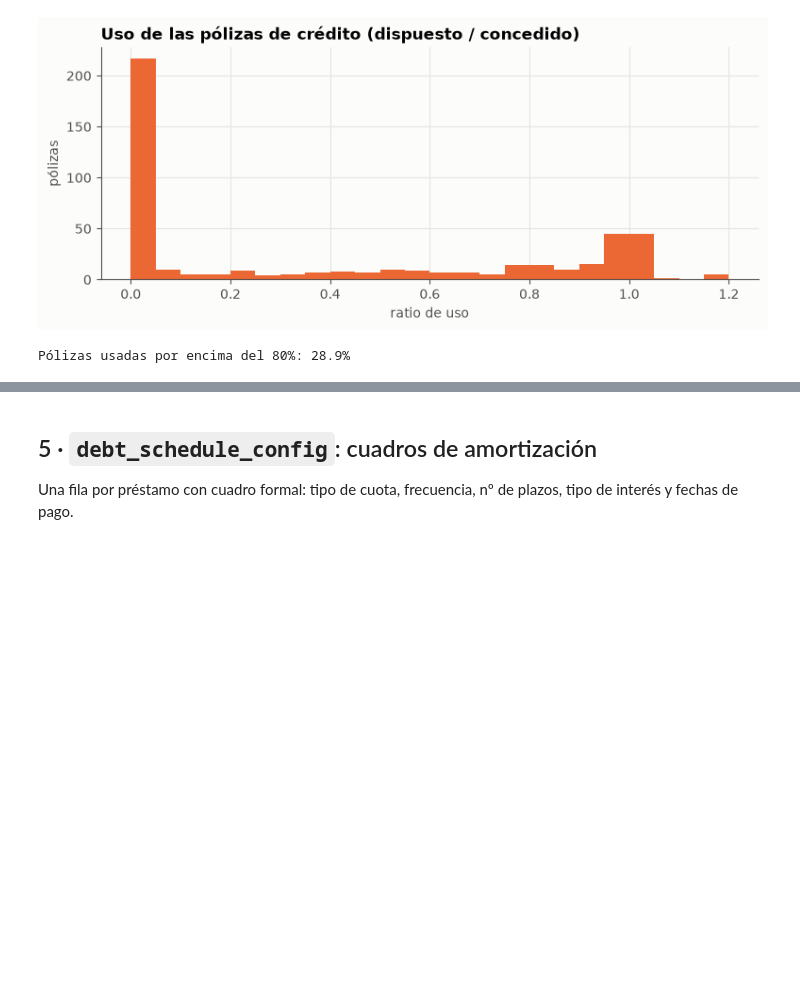
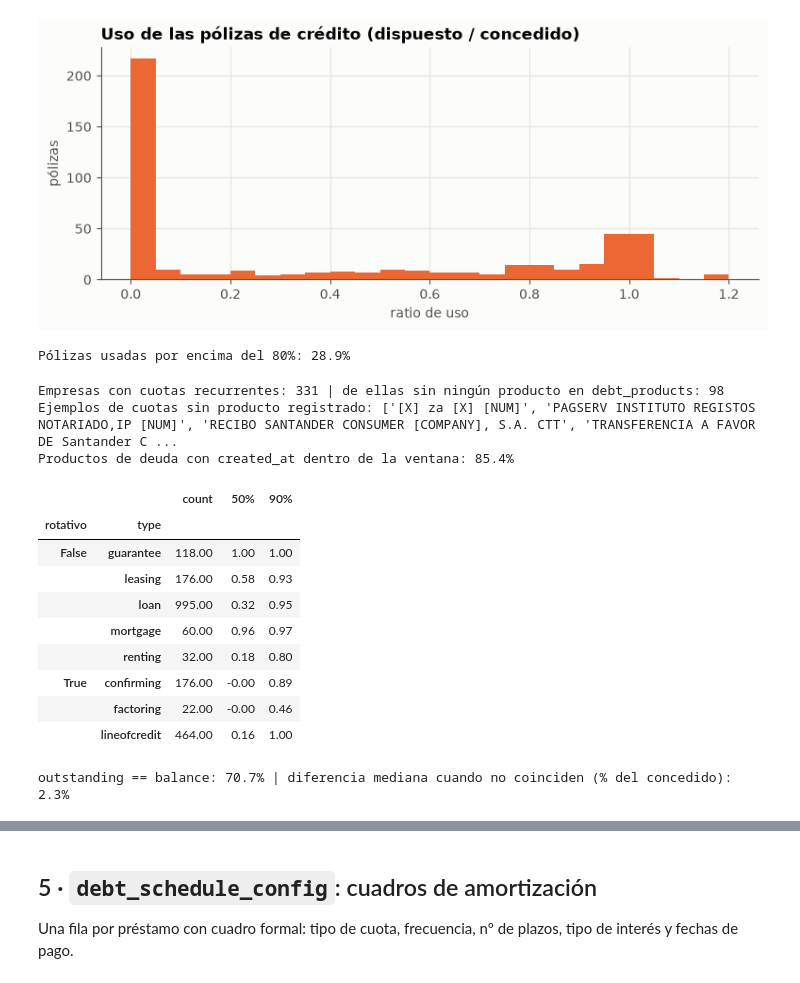
Before and after one commit to anderescaray/every-hackspain, a Jupyter notebook: notebooks/01_exploracion_datos.ipynb, the cells around one changed output, grey strips where cells are left out. Drawn from its saved outputs; the diff is of its cells as text; code cells hidden in the pictures; blank space fills up the shorter version.

```diff
--- a/notebooks/01_exploracion_datos.ipynb
+++ b/notebooks/01_exploracion_datos.ipynb
@@ -387,4 +387,43 @@ print("Pólizas usadas por encima del 80%:", pct((uso > 0.8).mean()))
 # %% [output]
 [figure]
 Pólizas usadas por encima del 80%: 28.9%
+# %%
+# 1) ¿Cubre el registro a todas las empresas que pagan deuda? Cuotas recurrentes (>= 6 meses) sin producto registrado
+pagos = tx[(tx.category == "debt_repayment") & (tx.amount < 0) & (tx.date < "2026-09-01")]
+meses_cuota = pagos.groupby("company_id").date.apply(lambda s: s.dt.to_period("M").nunique())
+recurrentes = set(meses_cuota[meses_cuota >= 6].index)
+sin_registro = recurrentes - set(debt.company_id)
+print(f"Empresas con cuotas recurrentes: {len(recurrentes)} | de ellas sin ningún producto en debt_products: {len(sin_registro)}")
+print("Ejemplos de cuotas sin producto registrado:",
+      pagos[pagos.company_id.isin(sin_registro)].description.str[:45].value_counts().head(4).index.tolist())
+
+# 2) created_at de la deuda = fecha de conexión a Embat, no de firma
+print("Productos de deuda con created_at dentro de la ventana:", pct((debt.created_at >= "2024-09-01").mean()))
+
+# 3) Uso (dispuesto / concedido): solo tiene sentido en productos rotativos
+rotativos = {"lineofcredit", "confirming", "factoring"}
+uso = debt.assign(uso=debt.outstanding / debt.granted.where(debt.granted < 0),
+                  rotativo=debt.type.isin(rotativos))
+display(uso.groupby(["rotativo", "type"]).uso.describe(percentiles=[.5, .9])[["count", "50%", "90%"]].round(2))
+
+# 4) Dos fotos de lo que se debe: debt_products.outstanding frente a balances.balance
+dos = debt.merge(balances[["product_id", "balance"]], on="product_id")
+print("outstanding == balance:", pct(np.isclose(dos.outstanding, dos.balance).mean()),
+      "| diferencia mediana cuando no coinciden (% del concedido):",
+      pct(((dos.balance - dos.outstanding).abs() / dos.granted.abs())[~np.isclose(dos.outstanding, dos.balance)].median()))
+# %% [output]
+Empresas con cuotas recurrentes: 331 | de ellas sin ningún producto en debt_products: 98
+Ejemplos de cuotas sin producto registrado: ['[X] za [X] [NUM]', 'PAGSERV INSTITUTO REGISTOS NOTARIADO,IP [NUM]', 'RECIBO SANTANDER CONSUMER [COMPANY], S.A. CTT', 'TRANSFERENCIA A FAVOR DE Santander C ...
+Productos de deuda con created_at dentro de la ventana: 85.4%
+|  |  | count | 50% | 90% |
+| rotativo | type |  |  |  |
+| False | guarantee | 118.00 | 1.00 | 1.00 |
+|  | leasing | 176.00 | 0.58 | 0.93 |
+|  | loan | 995.00 | 0.32 | 0.95 |
+|  | mortgage | 60.00 | 0.96 | 0.97 |
+|  | renting | 32.00 | 0.18 | 0.80 |
+| True | confirming | 176.00 | -0.00 | 0.89 |
+|  | factoring | 22.00 | -0.00 | 0.46 |
+|  | lineofcredit | 464.00 | 0.16 | 1.00 |
+outstanding == balance: 70.7% | diferencia mediana cuando no coinciden (% del concedido): 2.3%
 # %% [markdown]
```
Also changed, not shown: parts of 1 cell of this notebook, 5 other files.
